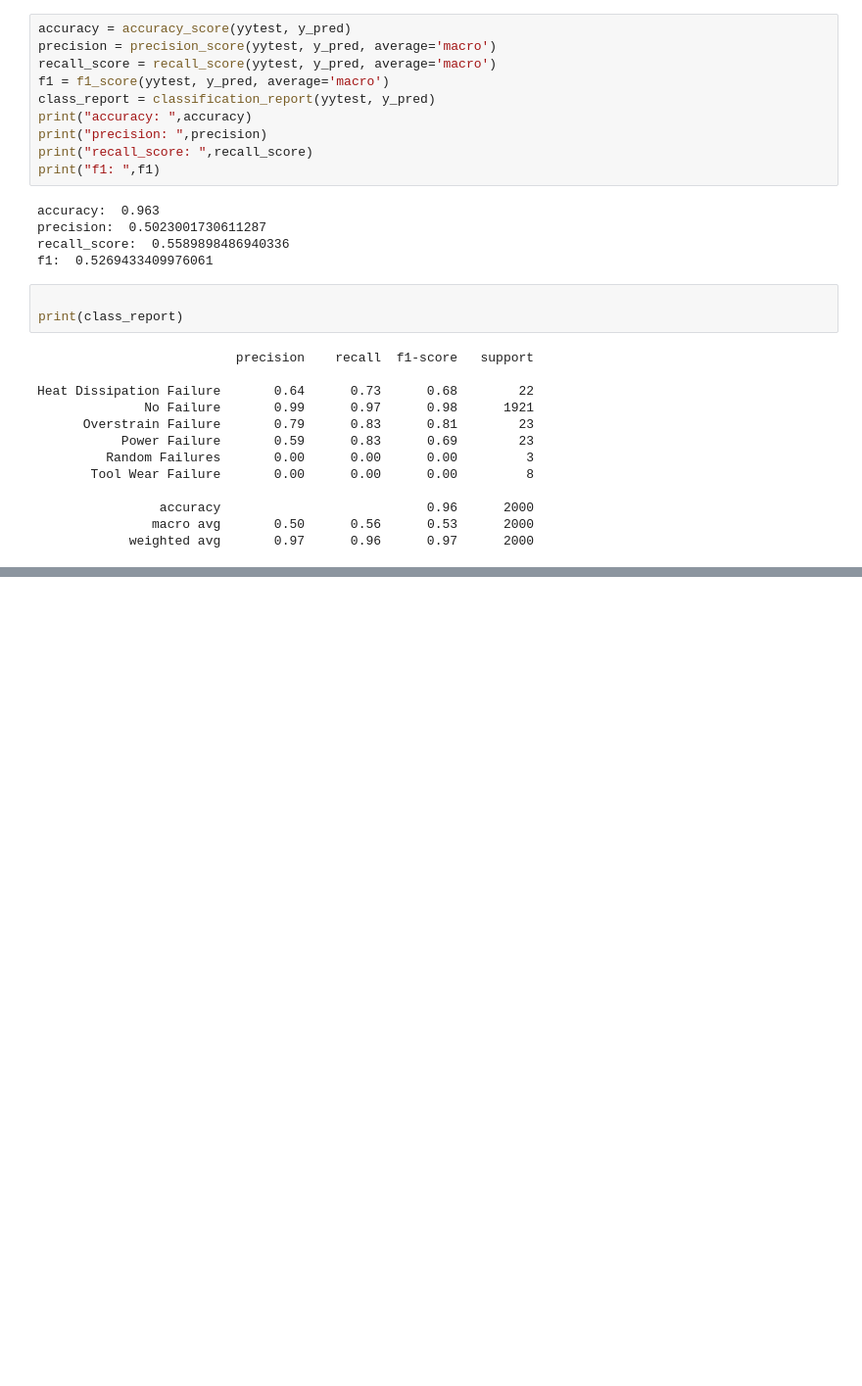
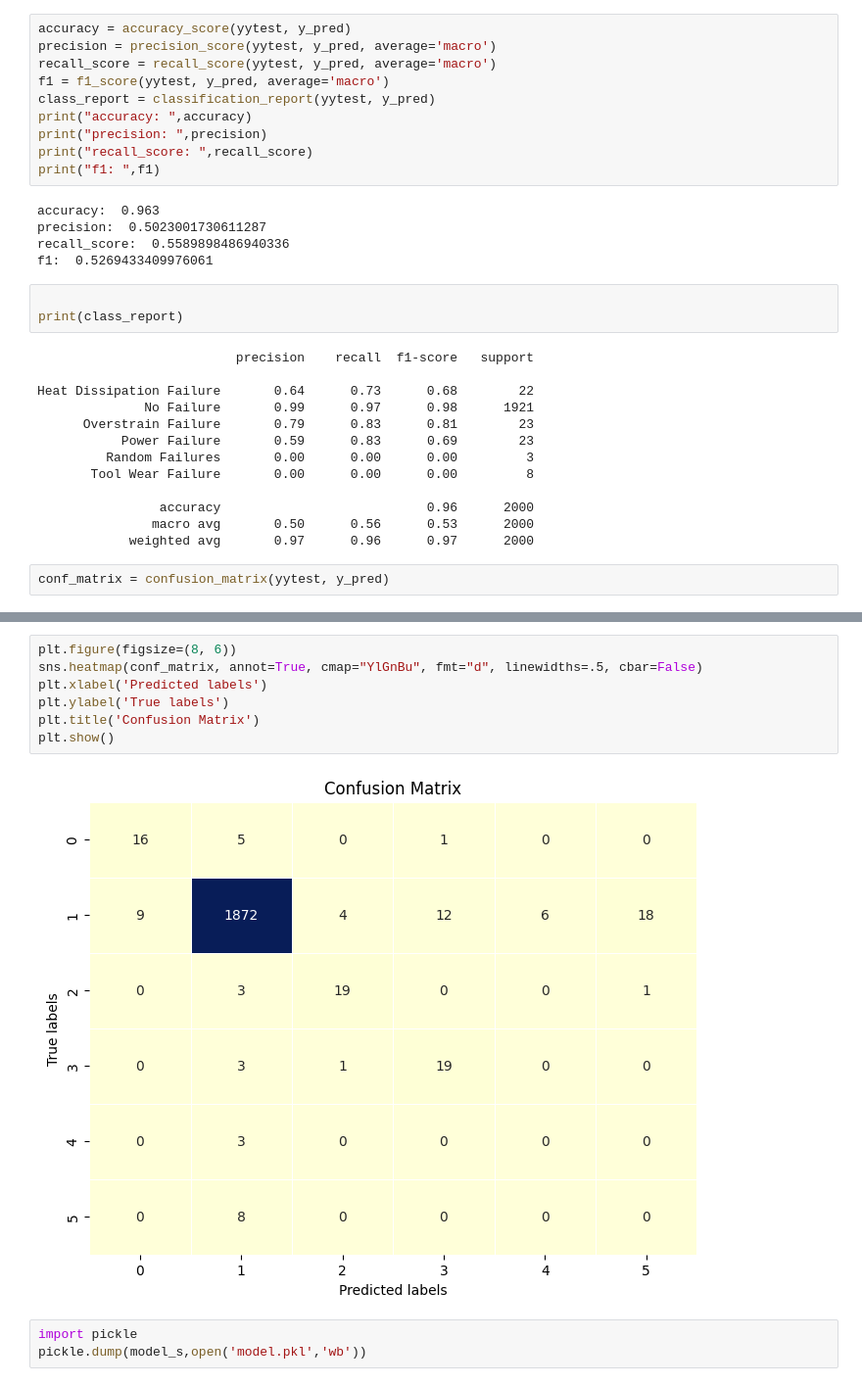
Before and after one commit to emrankhan4/Predictive-Maintenance-Model-Training-and-Evaluation, a Jupyter notebook: main.ipynb, the cells around one changed output, grey strips where cells are left out. Shown at 98% size. Cells and saved outputs as stored; diff of their text form; blank space fills up the shorter version.

```diff
--- a/main.ipynb
+++ b/main.ipynb
@@ -612,3 +612,5 @@ Heat Dissipation Failure       0.64      0.73      0.68        22
                 accuracy                           0.96      2000
                macro avg       0.50      0.56      0.53      2000
             weighted avg       0.97      0.96      0.97      2000
+# %%
+conf_matrix = confusion_matrix(yytest, y_pred)
@@ -614,0 +626,12 @@ Heat Dissipation Failure       0.64      0.73      0.68        22
+# %%
+plt.figure(figsize=(8, 6))
+sns.heatmap(conf_matrix, annot=True, cmap="YlGnBu", fmt="d", linewidths=.5, cbar=False)
+plt.xlabel('Predicted labels')
+plt.ylabel('True labels')
+plt.title('Confusion Matrix')
+plt.show()
+# %% [output]
+[figure, added]
+# %%
+import pickle
+pickle.dump(model_s,open('model.pkl','wb'))
```
Also changed, not shown: parts of 1 cell of this notebook, 3 other files.
